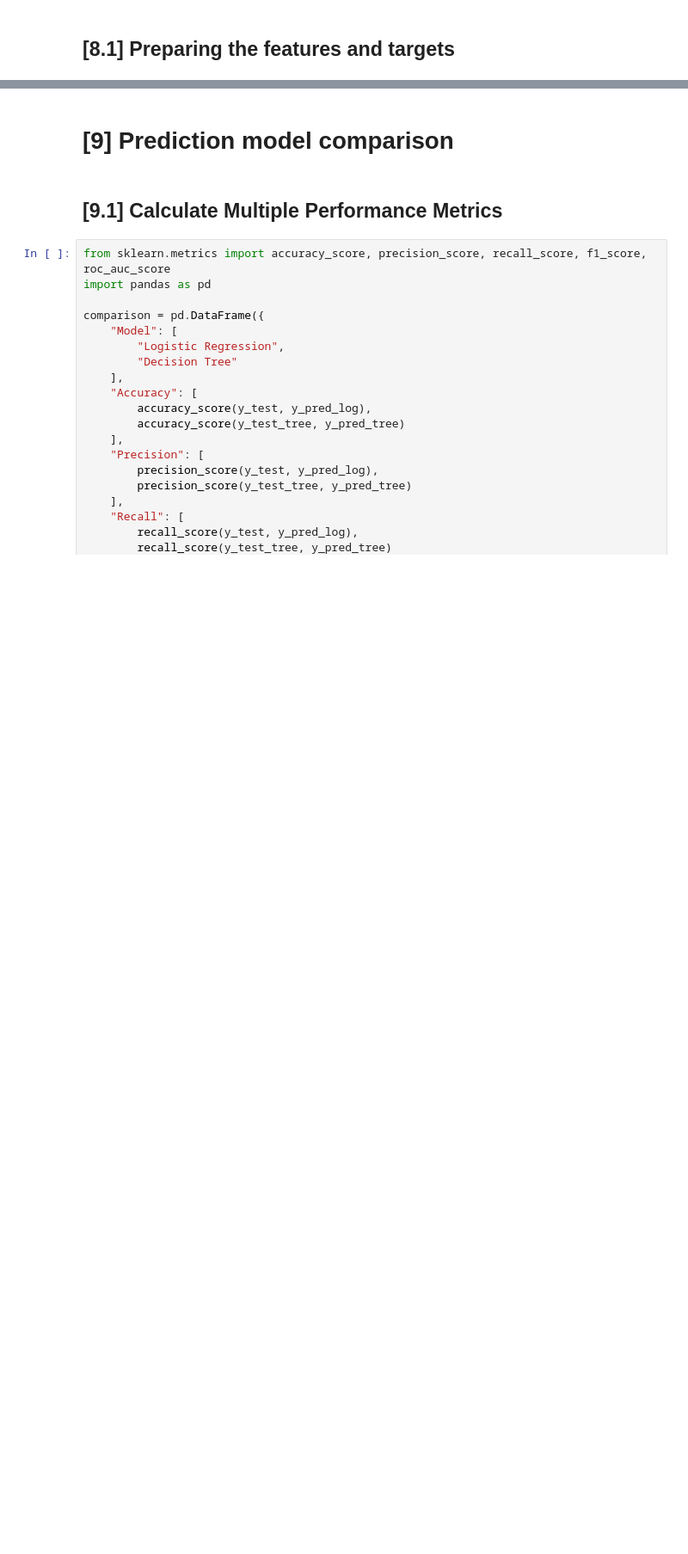
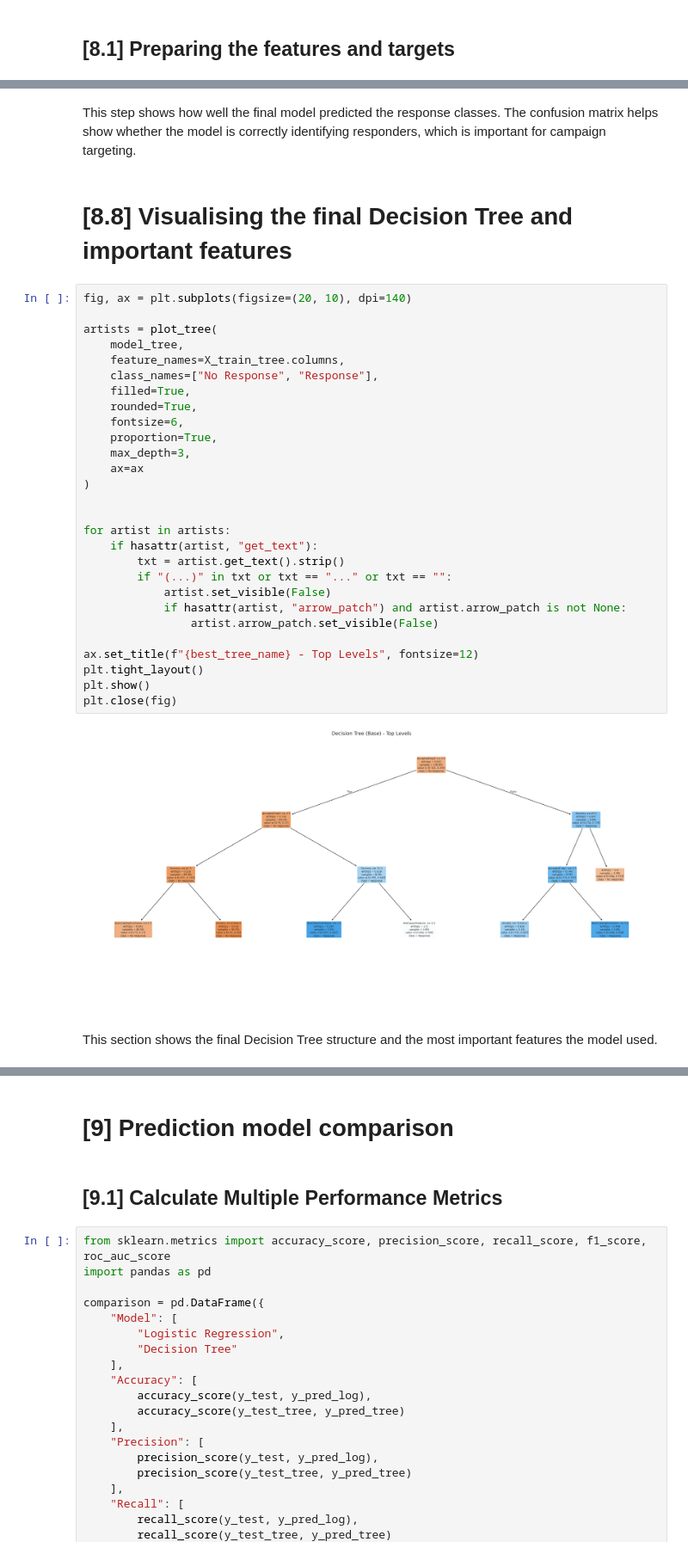
Before and after one commit to Luke-Dev-Tech/Business_intelligence_and_data-mining, a Jupyter notebook: BI_Project.ipynb, the cells around one changed output, grey strips where cells are left out. Shown at 86% size. Drawn from its saved outputs; the diff is of its cells as text; blank space fills up the shorter version.

```diff
--- a/BI_Project.ipynb
+++ b/BI_Project.ipynb
@@ -1285,0 +1215,36 @@ Feature Importance indicated that MntGoldProds, Income, MntWines and MntMeatProd
+# %% [markdown]
+This step shows how well the final model predicted the response classes. The confusion matrix helps show whether the model is correctly identifying responders, which is important for campaign targeting.
+# %% [markdown]
+# [8.8] Visualising the final Decision Tree and important features
+# %%
+fig, ax = plt.subplots(figsize=(20, 10), dpi=140)
+
+artists = plot_tree(
+    model_tree,
+    feature_names=X_train_tree.columns,
+    class_names=["No Response", "Response"],
+    filled=True,
+    rounded=True,
+    fontsize=6,
+    proportion=True,
+    max_depth=3,
+    ax=ax
+)
+
+
+for artist in artists:
+    if hasattr(artist, "get_text"):
+        txt = artist.get_text().strip()
+        if "(...)" in txt or txt == "..." or txt == "":
+            artist.set_visible(False)
+            if hasattr(artist, "arrow_patch") and artist.arrow_patch is not None:
+                artist.arrow_patch.set_visible(False)
+
+ax.set_title(f"{best_tree_name} - Top Levels", fontsize=12)
+plt.tight_layout()
+plt.show()
+plt.close(fig)
+# %% [output]
+[figure, added]
+# %% [markdown]
+This section shows the final Decision Tree structure and the most important features the model used.
```
Also changed, not shown: parts of 60 cells of this notebook.
